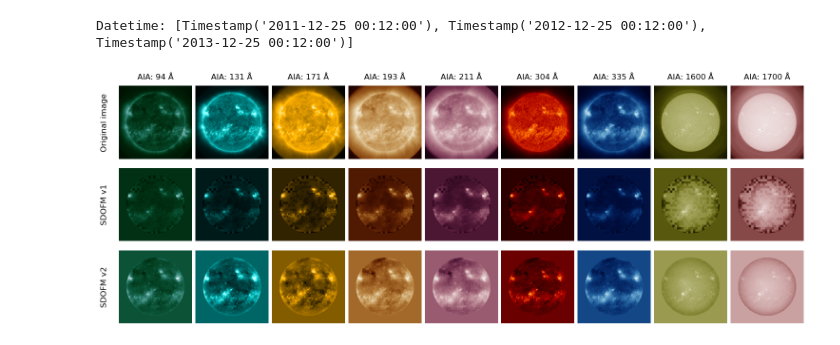
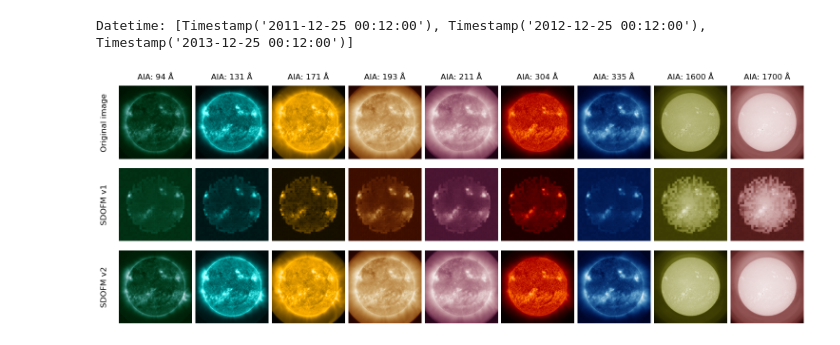
Before and after one commit to Joaggi/sdofmv2, a Jupyter notebook: notebooks/analysis/visualize_sdofmv2_AIA_three_imgs.ipynb, the cells around one changed output. Saved outputs shown, nothing was run; the diff lists cells and outputs as text; code cells hidden in the pictures.

```diff
--- a/notebooks/analysis/visualize_sdofmv2_AIA_three_imgs.ipynb
+++ b/notebooks/analysis/visualize_sdofmv2_AIA_three_imgs.ipynb
@@ -148,10 +148,10 @@ cms = [
     sunpycm.cmlist.get("sdoaia94"),
 ]
 # %%
-ckpt_dir = "../../assets/check_point/backbone/"
+ckpt_dir = "../../assets/checkpoints/backbone/"
 model = MAE.load_from_checkpoint(
     # checkpoint_path= ckpt_dir + "AIA/id_par5tzyo_mae_epoch=9-val_loss=0.08.ckpt",
-    checkpoint_path=ckpt_dir+"AIA/id_7gozygk4_mae_epoch=8-val_loss=0.13.ckpt",
+    checkpoint_path=ckpt_dir+"AIA/id_igwdm7mx_mae_epoch=18-val_loss=0.02.ckpt",
     map_location="cpu",
     weights_only=False)
 lgr_logger.info(f"masking ratio of sdofmv2: {model.masking_ratio}")
@@ -206,37 +206,38 @@ for ax in axes.flat:
 
 ch_info = ["131", "1600", "1700", "171", "193", "211", "304", "335", "94"]
 
 
 for i, col in enumerate(sort_ids):
 
     axes[0][i].set_title(f"AIA: {ch_info[col]} Å", fontsize=12, pad=10)
     # --- Row 0: Original Image ---
     axes[0][i].imshow(x_set[0, col, 0, :, :], cmap=cms[col])
     # --- Row 1: SDOFM v1 ---
-    axes[1][i].imshow(output_old[1][0, col, 0, :, :] * model.limb_mask, cmap=cms[col])
+    # axes[1][i].imshow(output_old[1][0, col, 0, :, :] * model.limb_mask, cmap=cms[col])
+    axes[1][i].imshow(output_old[1][0, col, 0, :, :], cmap=cms[col])
     # --- Row 2: SDOFM v2 ---
-    axes[2][i].imshow(output[0][0, col, 0, :, :] * model.limb_mask, cmap=cms[col])
-
+    # axes[2][i].imshow(output[0][0, col, 0, :, :] * model.limb_mask, cmap=cms[col])
+    axes[2][i].imshow(output[0][0, col, 0, :, :], cmap=cms[col])
 
 row_info = ["Original image", "SDOFM v1", "SDOFM v2"]
 
 for row_idx in range(3):
     axes[row_idx][0].text(
         -0.2, 0.5,              # Negative x moves it to the left
         f"{row_info[row_idx]}",
         ha='center',
         va='center',
         fontsize=12,
         rotation=90,
         transform=axes[row_idx][0].transAxes # Ensures coordinates are relative to the subplot
     )
 
 plt.subplots_adjust(wspace=0.05, hspace=0.05, left=0.05, right=0.95, top=0.9, bottom=0.05)
 
 plt.savefig(f"SDOFMv2_results_per_wavelengh_{ts[0]}.pdf", dpi=300, bbox_inches="tight")
 plt.show()
 # %% [output]
-[figure, old version]
+[figure, new version]
 # %%
 # Data setup (assuming your variables x_set, output, cms, sort_ids, ts exist)
 ch_info = ["131", "1600", "1700", "171", "193", "211", "304", "335", "94"]
```
Also changed, not shown: parts of 3 cells of this notebook, 3 other files.
